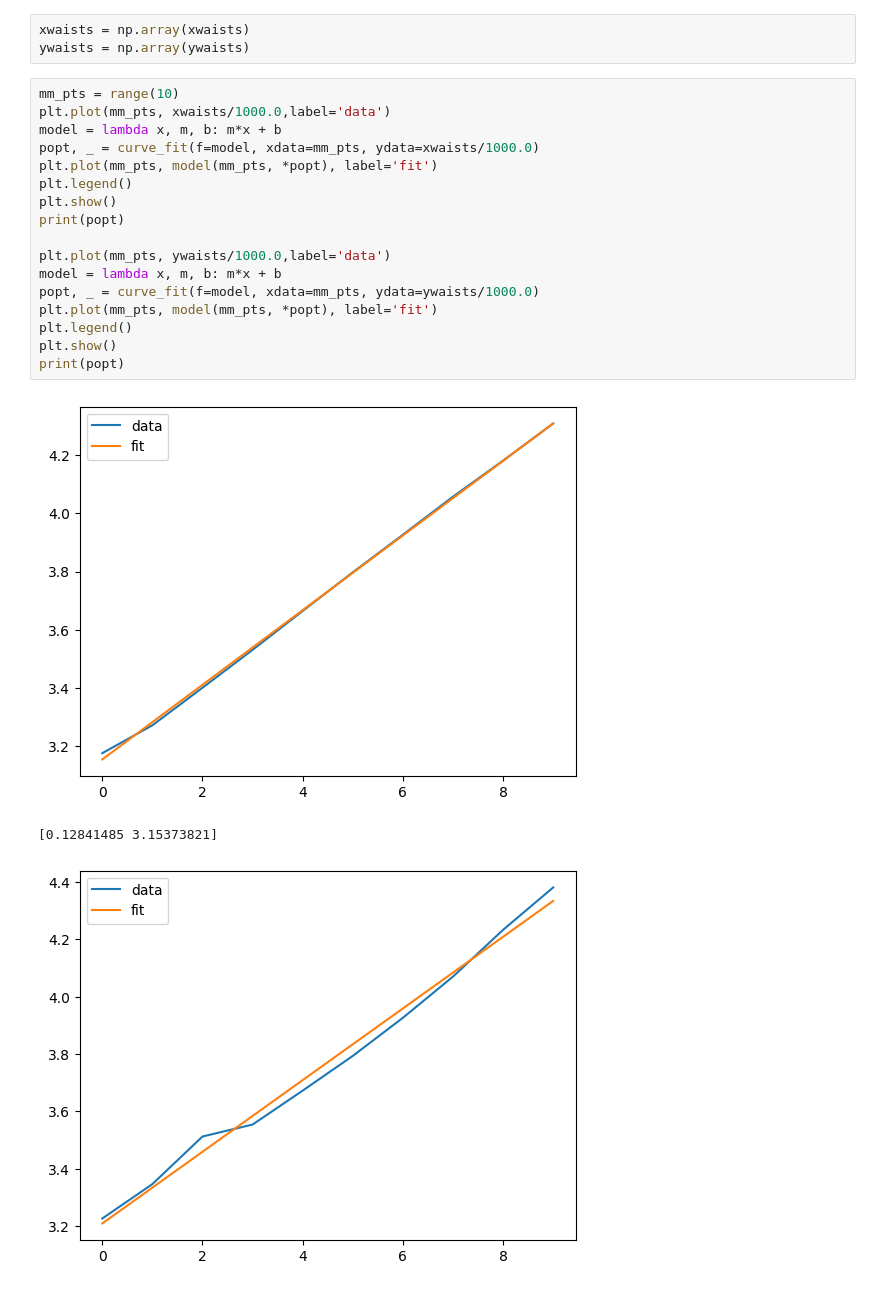
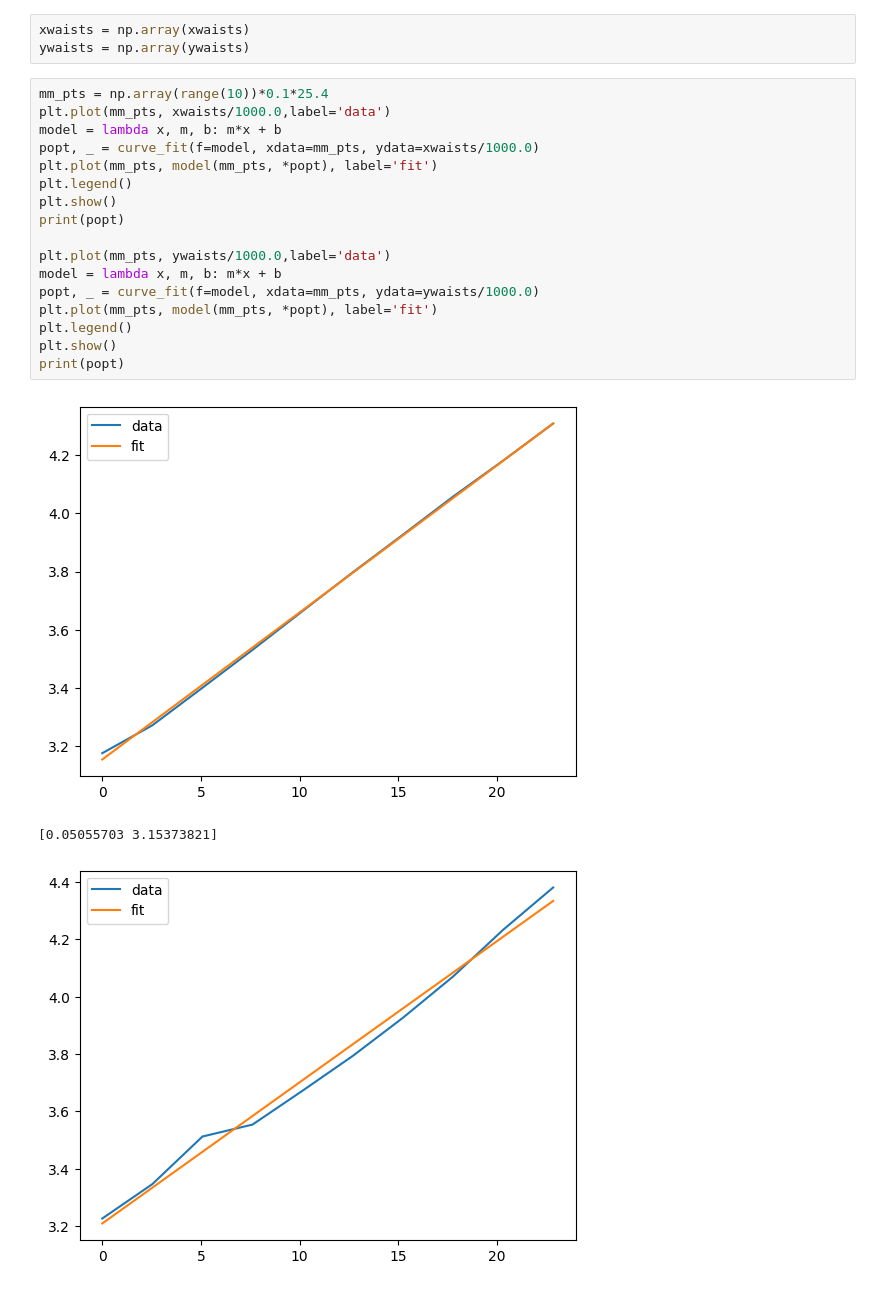
Before and after one commit to prestonhuft/amo-calcs, a Jupyter notebook: gaussian_beam_fitting.ipynb, the cells around one changed output. Cells and saved outputs as stored; diff of their text form.

```diff
--- a/gaussian_beam_fitting.ipynb
+++ b/gaussian_beam_fitting.ipynb
@@ -111,23 +111,23 @@ np.float64(95.92470793973962)
 xwaists = np.array(xwaists)
 ywaists = np.array(ywaists)
 # %%
-mm_pts = range(10)
+mm_pts = np.array(range(10))*0.1*25.4
 plt.plot(mm_pts, xwaists/1000.0,label='data')
 model = lambda x, m, b: m*x + b
 popt, _ = curve_fit(f=model, xdata=mm_pts, ydata=xwaists/1000.0)
 plt.plot(mm_pts, model(mm_pts, *popt), label='fit')
 plt.legend()
 plt.show()
 print(popt)
 
 plt.plot(mm_pts, ywaists/1000.0,label='data')
 model = lambda x, m, b: m*x + b
 popt, _ = curve_fit(f=model, xdata=mm_pts, ydata=ywaists/1000.0)
 plt.plot(mm_pts, model(mm_pts, *popt), label='fit')
 plt.legend()
 plt.show()
 print(popt)
 # %% [output]
-[figure, old version]
+[figure, new version]
-[0.12841485 3.15373821]
+[0.05055703 3.15373821]
-[figure, old version]
+[figure, new version]
```
Also changed, not shown: parts of 4 cells of this notebook.
